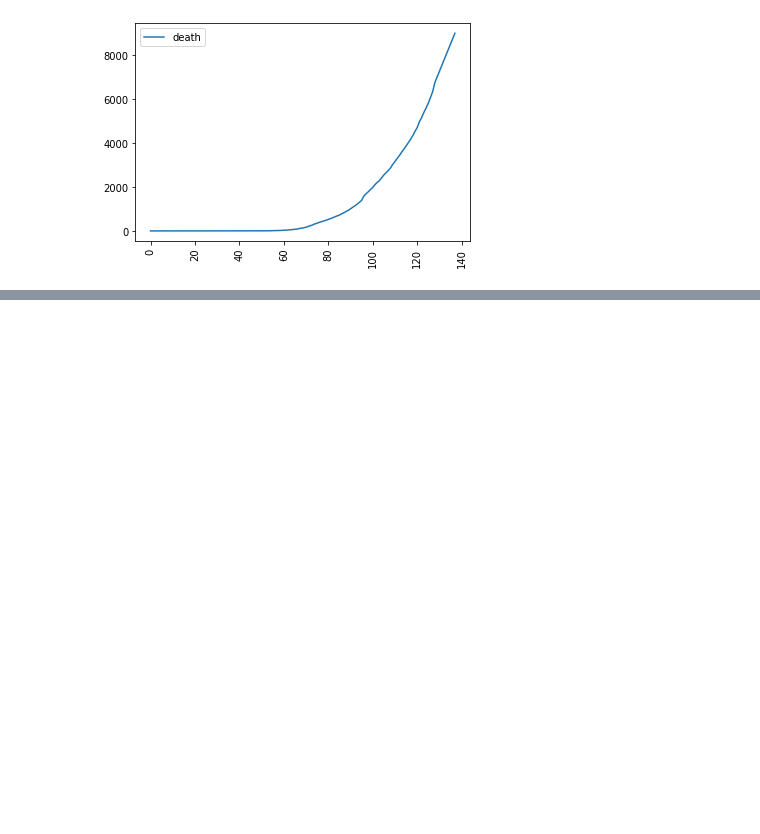
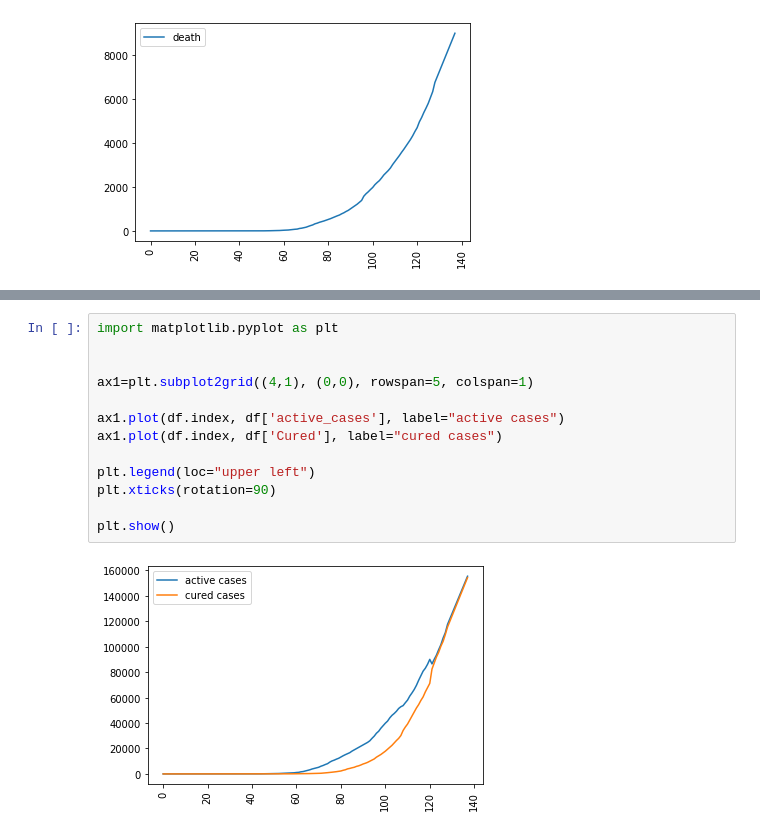
Before and after one commit to abr-98/COVID-19_regression_analysis, a Jupyter notebook: confirmed_death_cured_predict.ipynb, the cells around one changed output, grey strips where cells are left out. Drawn from its saved outputs; the diff is of its cells as text; blank space fills up the shorter version.

```diff
--- a/confirmed_death_cured_predict.ipynb
+++ b/confirmed_death_cured_predict.ipynb
@@ -767,0 +954,15 @@ plt.show()
+# %%
+import matplotlib.pyplot as plt
+
+
+ax1=plt.subplot2grid((4,1), (0,0), rowspan=5, colspan=1)
+
+ax1.plot(df.index, df['active_cases'], label="active cases")
+ax1.plot(df.index, df['Cured'], label="cured cases")
+
+plt.legend(loc="upper left")
+plt.xticks(rotation=90)
+
+plt.show()
+# %% [output]
+[figure, added]
```
Also changed, not shown: parts of 16 cells of this notebook, 5 other files.
